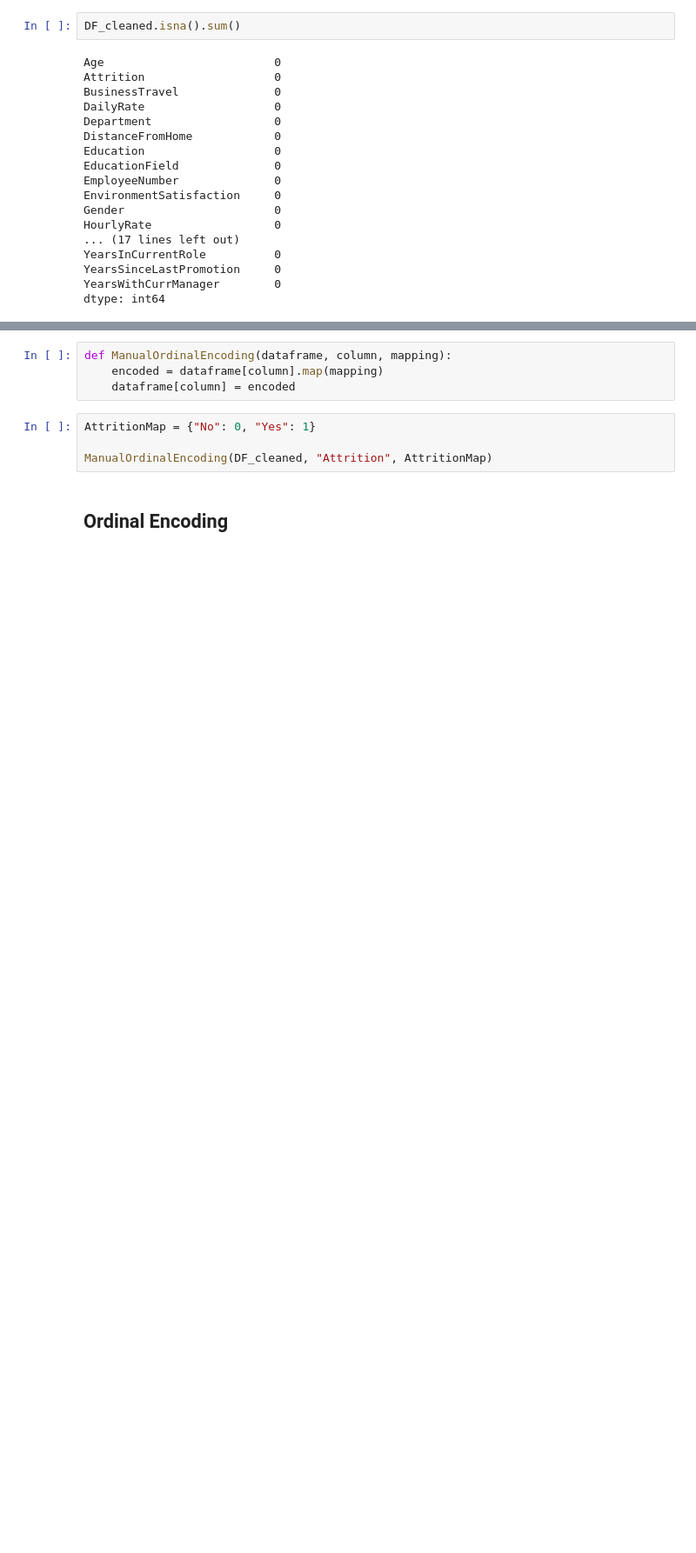
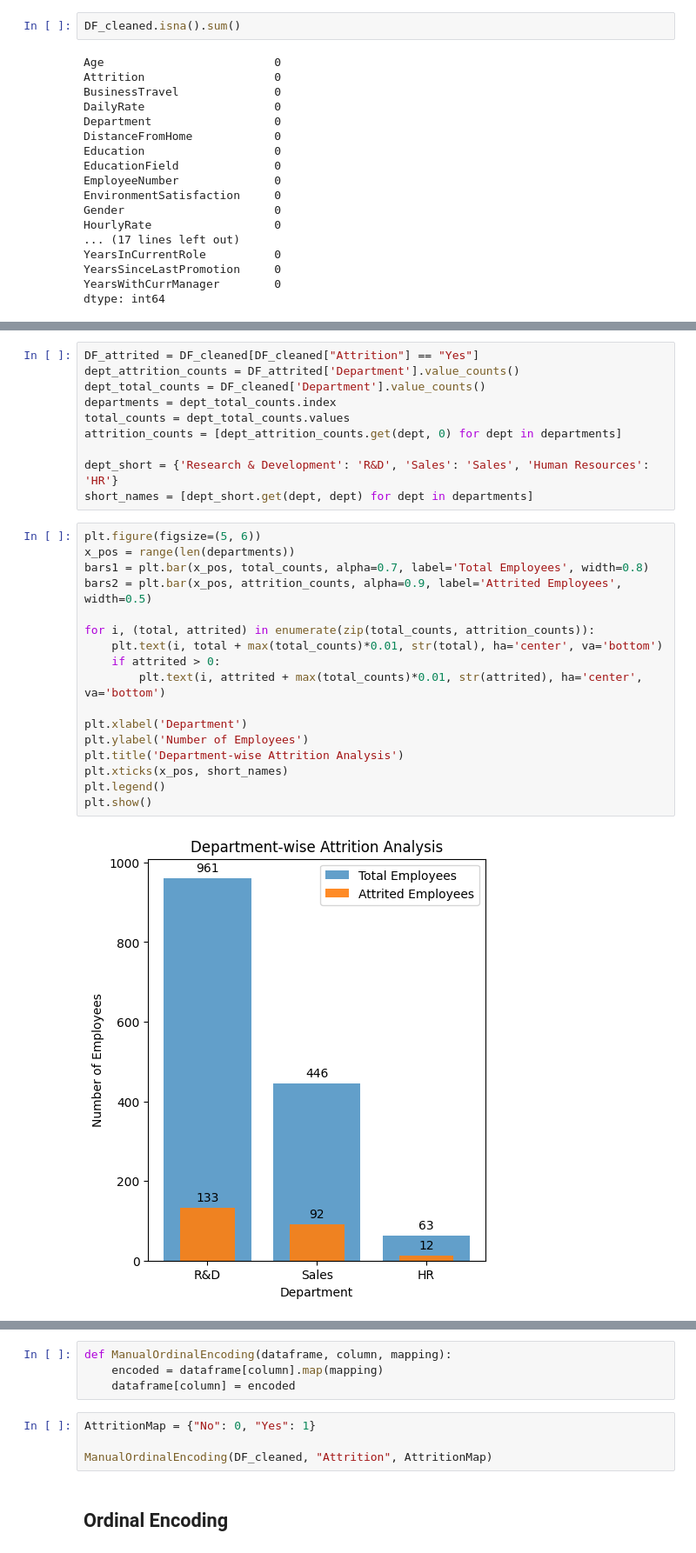
Before and after one commit to AKA-SSH/Employee-Attrition, a Jupyter notebook: hr-employee-attrition.ipynb, the cells around one changed output, grey strips where cells are left out. Shown: that part at 87% size. Saved outputs shown, nothing was run; the diff lists cells and outputs as text; blank space fills up the shorter version.

```diff
--- a/hr-employee-attrition.ipynb
+++ b/hr-employee-attrition.ipynb
@@ -32,0 +131,29 @@ dtype: int64
+# %%
+DF_attrited = DF_cleaned[DF_cleaned["Attrition"] == "Yes"]
+dept_attrition_counts = DF_attrited['Department'].value_counts()
+dept_total_counts = DF_cleaned['Department'].value_counts()
+departments = dept_total_counts.index
+total_counts = dept_total_counts.values
+attrition_counts = [dept_attrition_counts.get(dept, 0) for dept in departments]
+
+dept_short = {'Research & Development': 'R&D', 'Sales': 'Sales', 'Human Resources': 'HR'}
+short_names = [dept_short.get(dept, dept) for dept in departments]
+# %%
+plt.figure(figsize=(5, 6))
+x_pos = range(len(departments))
+bars1 = plt.bar(x_pos, total_counts, alpha=0.7, label='Total Employees', width=0.8)
+bars2 = plt.bar(x_pos, attrition_counts, alpha=0.9, label='Attrited Employees', width=0.5)
+
+for i, (total, attrited) in enumerate(zip(total_counts, attrition_counts)):
+    plt.text(i, total + max(total_counts)*0.01, str(total), ha='center', va='bottom')
+    if attrited > 0:
+        plt.text(i, attrited + max(total_counts)*0.01, str(attrited), ha='center', va='bottom')
+
+plt.xlabel('Department')
+plt.ylabel('Number of Employees')
+plt.title('Department-wise Attrition Analysis')
+plt.xticks(x_pos, short_names)
+plt.legend()
+plt.show()
+# %% [output]
+[figure, added]
```
Also changed, not shown: parts of 50 cells of this notebook.
